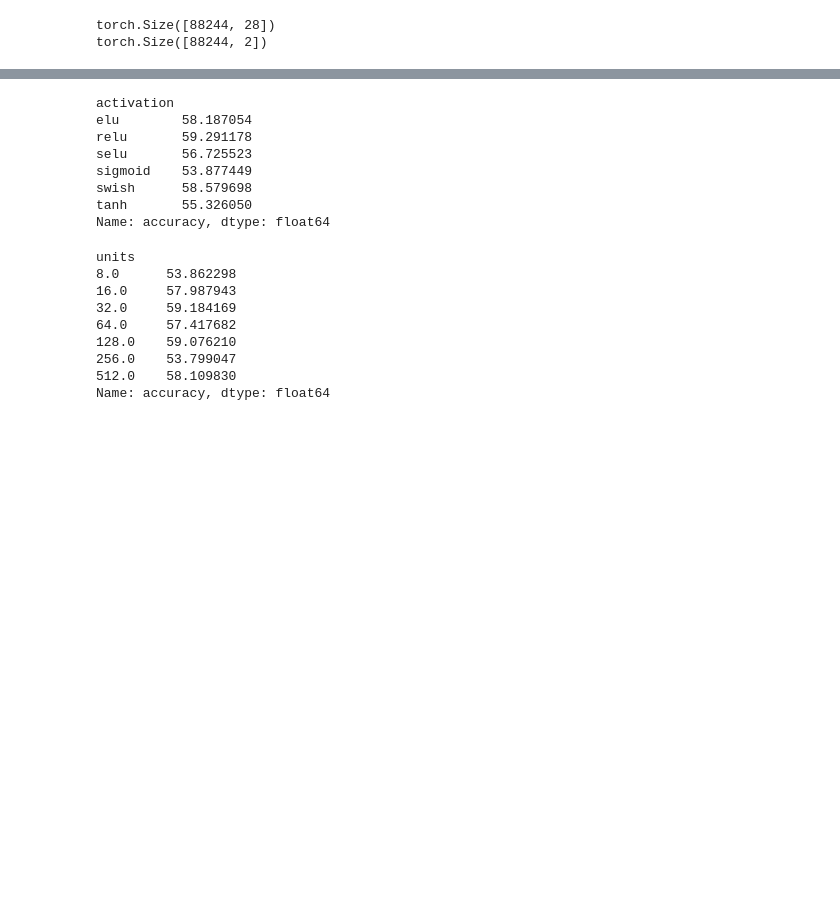
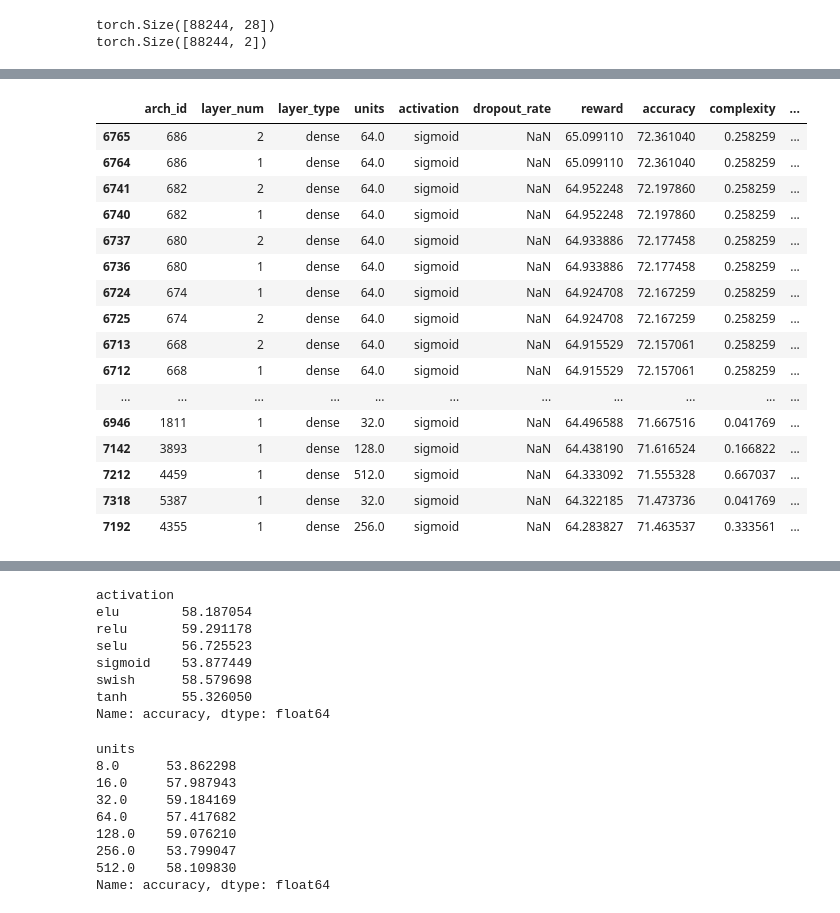
Before and after one commit to abhinav-madabhushi/Math-M148-NAS, a Jupyter notebook: RL_Model.ipynb, the cells around one changed output, grey strips where cells are left out. Cells and saved outputs as stored; diff of their text form; code cells hidden in the pictures; blank space fills up the shorter version.

```diff
--- a/RL_Model.ipynb
+++ b/RL_Model.ipynb
@@ -357,0 +430,20 @@ df
+# %%
+df.sort_values('accuracy', ascending = False).head(30)
+# %% [output]
+|  | arch_id | layer_num | layer_type | units | activation | dropout_rate | reward | accuracy | complexity | ... |
+| 6765 | 686 | 2 | dense | 64.0 | sigmoid | NaN | 65.099110 | 72.361040 | 0.258259 | ... |
+| 6764 | 686 | 1 | dense | 64.0 | sigmoid | NaN | 65.099110 | 72.361040 | 0.258259 | ... |
+| 6741 | 682 | 2 | dense | 64.0 | sigmoid | NaN | 64.952248 | 72.197860 | 0.258259 | ... |
+| 6740 | 682 | 1 | dense | 64.0 | sigmoid | NaN | 64.952248 | 72.197860 | 0.258259 | ... |
+| 6737 | 680 | 2 | dense | 64.0 | sigmoid | NaN | 64.933886 | 72.177458 | 0.258259 | ... |
+| 6736 | 680 | 1 | dense | 64.0 | sigmoid | NaN | 64.933886 | 72.177458 | 0.258259 | ... |
+| 6724 | 674 | 1 | dense | 64.0 | sigmoid | NaN | 64.924708 | 72.167259 | 0.258259 | ... |
+| 6725 | 674 | 2 | dense | 64.0 | sigmoid | NaN | 64.924708 | 72.167259 | 0.258259 | ... |
+| 6713 | 668 | 2 | dense | 64.0 | sigmoid | NaN | 64.915529 | 72.157061 | 0.258259 | ... |
+| 6712 | 668 | 1 | dense | 64.0 | sigmoid | NaN | 64.915529 | 72.157061 | 0.258259 | ... |
+| ... | ... | ... | ... | ... | ... | ... | ... | ... | ... | ... |
+| 6946 | 1811 | 1 | dense | 32.0 | sigmoid | NaN | 64.496588 | 71.667516 | 0.041769 | ... |
+| 7142 | 3893 | 1 | dense | 128.0 | sigmoid | NaN | 64.438190 | 71.616524 | 0.166822 | ... |
+| 7212 | 4459 | 1 | dense | 512.0 | sigmoid | NaN | 64.333092 | 71.555328 | 0.667037 | ... |
+| 7318 | 5387 | 1 | dense | 32.0 | sigmoid | NaN | 64.322185 | 71.473736 | 0.041769 | ... |
+| 7192 | 4355 | 1 | dense | 256.0 | sigmoid | NaN | 64.283827 | 71.463537 | 0.333561 | ... |
```
Also changed, not shown: parts of 20 cells of this notebook, 24 other files.
